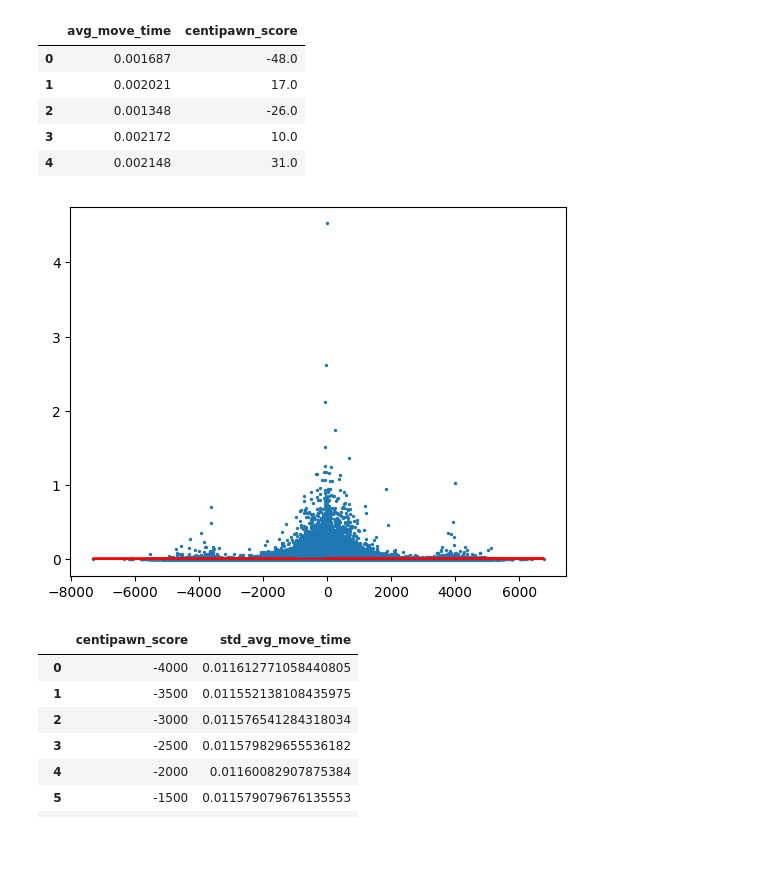
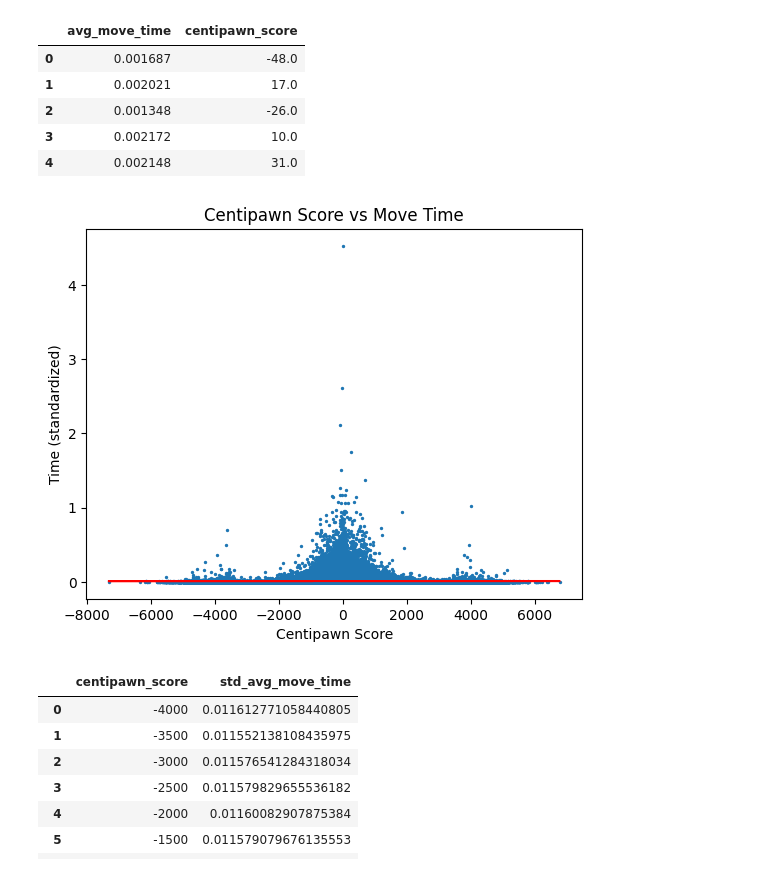
Before and after one commit to JacobIsley/435TermProject, a Jupyter notebook: Models.ipynb, the cells around one changed output. Saved outputs shown, nothing was run; the diff lists cells and outputs as text; code cells hidden in the pictures; blank space fills up the shorter version.

```diff
--- a/Models.ipynb
+++ b/Models.ipynb
@@ -62,23 +65,25 @@ score_df.head()
 # %%
 def test(x, a, b):
     return a * np.sin(b * x)
 
 nonzero_df = score_df.loc[abs(score_df['centipawn_score']) < 10000]
 
 x_score = nonzero_df["centipawn_score"]
 y_score = nonzero_df["avg_move_time"]
 
 slope, intercept, r, p, std_err = stats.linregress(x_score, y_score)
 param, param_cov = curve_fit(test, x_score, y_score)
 
 score_model = list(map(line, x_score))
 
 plt.scatter(x_score, y_score, s=2)
 plt.plot(x_score, score_model, color="red")
-
+plt.title("Centipawn Score vs Move Time")
+plt.xlabel("Centipawn Score")
+plt.ylabel("Time (standardized)")
 plt.show()
 # %% [output]
-[figure, old version]
+[figure, new version]
 # %%
 score_table = []
 for i in [-4000, -3500, -3000, -2500, -2000, -1500, -1000, -500, 0, 500, 1000, 1500, 2000, 2500, 3000, 3500, 4000]:
```
Also changed, not shown: parts of 1 cell of this notebook.
